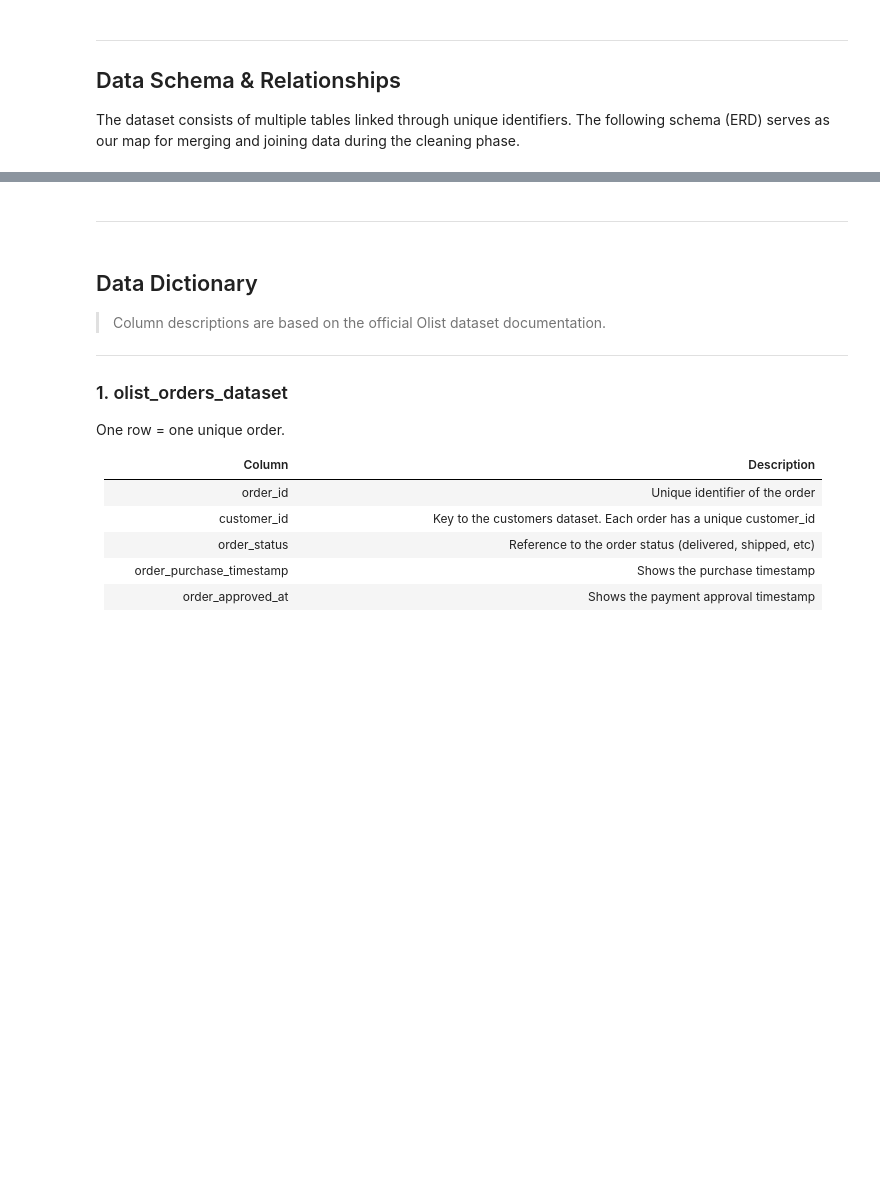
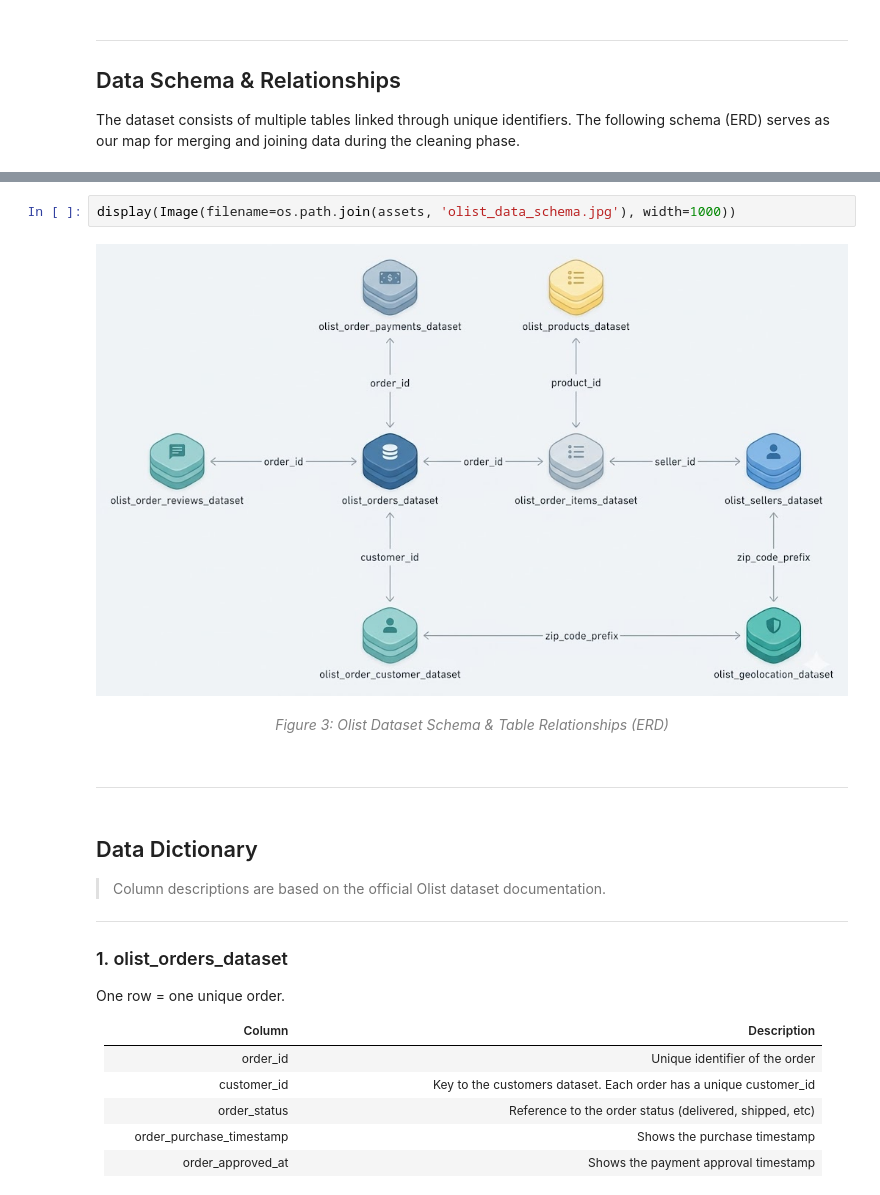
Before and after one commit to Ameed2/capstone-project3, a Jupyter notebook: notebooks/01_data_understanding_cleaning.ipynb, the cells around one changed output, grey strips where cells are left out. Cells and saved outputs as stored; diff of their text form; blank space fills up the shorter version.

```diff
--- a/notebooks/01_data_understanding_cleaning.ipynb
+++ b/notebooks/01_data_understanding_cleaning.ipynb
@@ -90,3 +93,13 @@ The dataset consists of multiple tables linked through unique identifiers. The f
+# %%
+display(Image(filename=os.path.join(assets, 'olist_data_schema.jpg'), width=1000))
+# %% [output]
+[figure, added]
+# %% [markdown]
+<div align="center">
+  <p style="color: grey; font-style: italic;">
+    Figure 3: Olist Dataset Schema & Table Relationships (ERD)
+  </p>
+</div>
 # %% [markdown]
 ---
 # %% [markdown]
```
Also changed, not shown: parts of 7 cells of this notebook.
